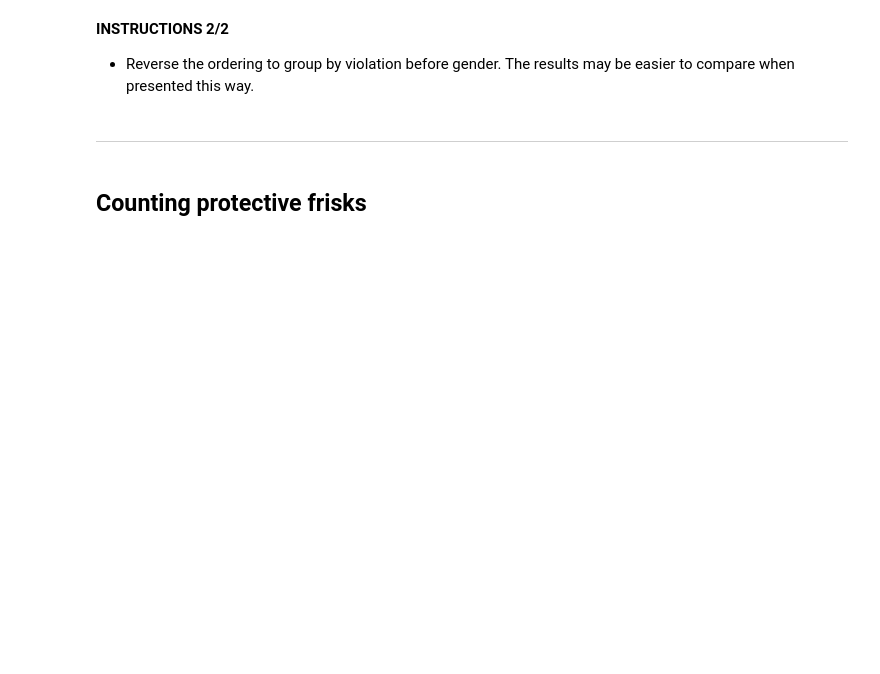
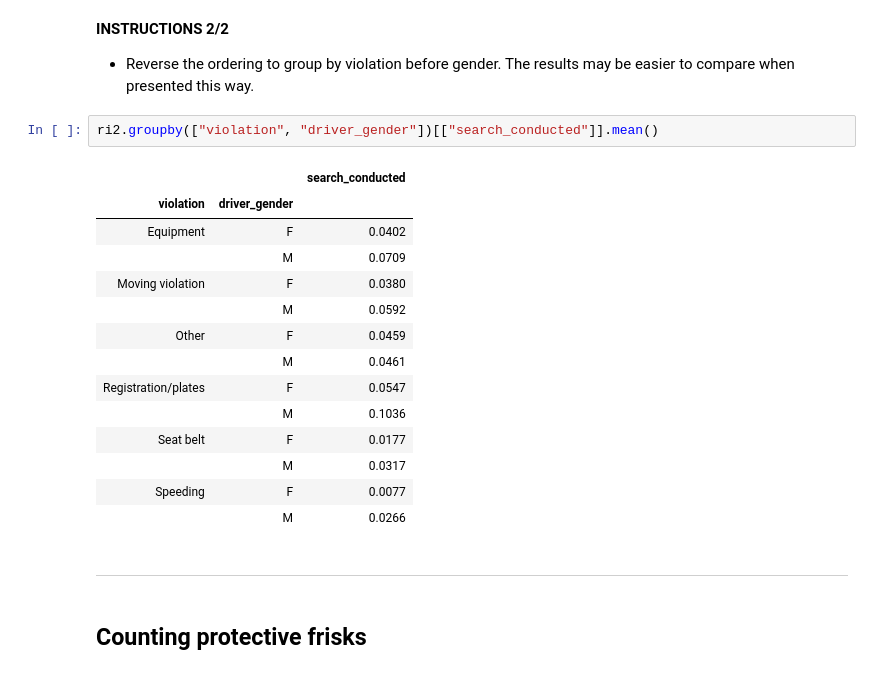
Before and after one commit to alicavdar91/PROJECT1, a Jupyter notebook: EU1_DS_DAPy_M1/02-exploring-the-relationship-between-gender-and-policing(Student).ipynb, the cells around one changed output. Cells and saved outputs as stored; diff of their text form; blank space fills up the shorter version.

```diff
--- a/EU1_DS_DAPy_M1/02-exploring-the-relationship-between-gender-and-policing(Student).ipynb
+++ b/EU1_DS_DAPy_M1/02-exploring-the-relationship-between-gender-and-policing(Student).ipynb
@@ -109,6 +242,23 @@ You can test this hypothesis by examining the search rate for each combination o
 **INSTRUCTIONS 2/2**
 
 *   Reverse the ordering to group by violation before gender. The results may be easier to compare when presented this way.
+# %%
+ri2.groupby(["violation", "driver_gender"])[["search_conducted"]].mean()
+# %% [output]
+|  |  | search_conducted |
+| violation | driver_gender |  |
+| Equipment | F | 0.0402 |
+|  | M | 0.0709 |
+| Moving violation | F | 0.0380 |
+|  | M | 0.0592 |
+| Other | F | 0.0459 |
+|  | M | 0.0461 |
+| Registration/plates | F | 0.0547 |
+|  | M | 0.1036 |
+| Seat belt | F | 0.0177 |
+|  | M | 0.0317 |
+| Speeding | F | 0.0077 |
+|  | M | 0.0266 |
 # %% [markdown]
 ***
 # %% [markdown]
```
Also changed, not shown: parts of 27 cells of this notebook, 1 other file.
